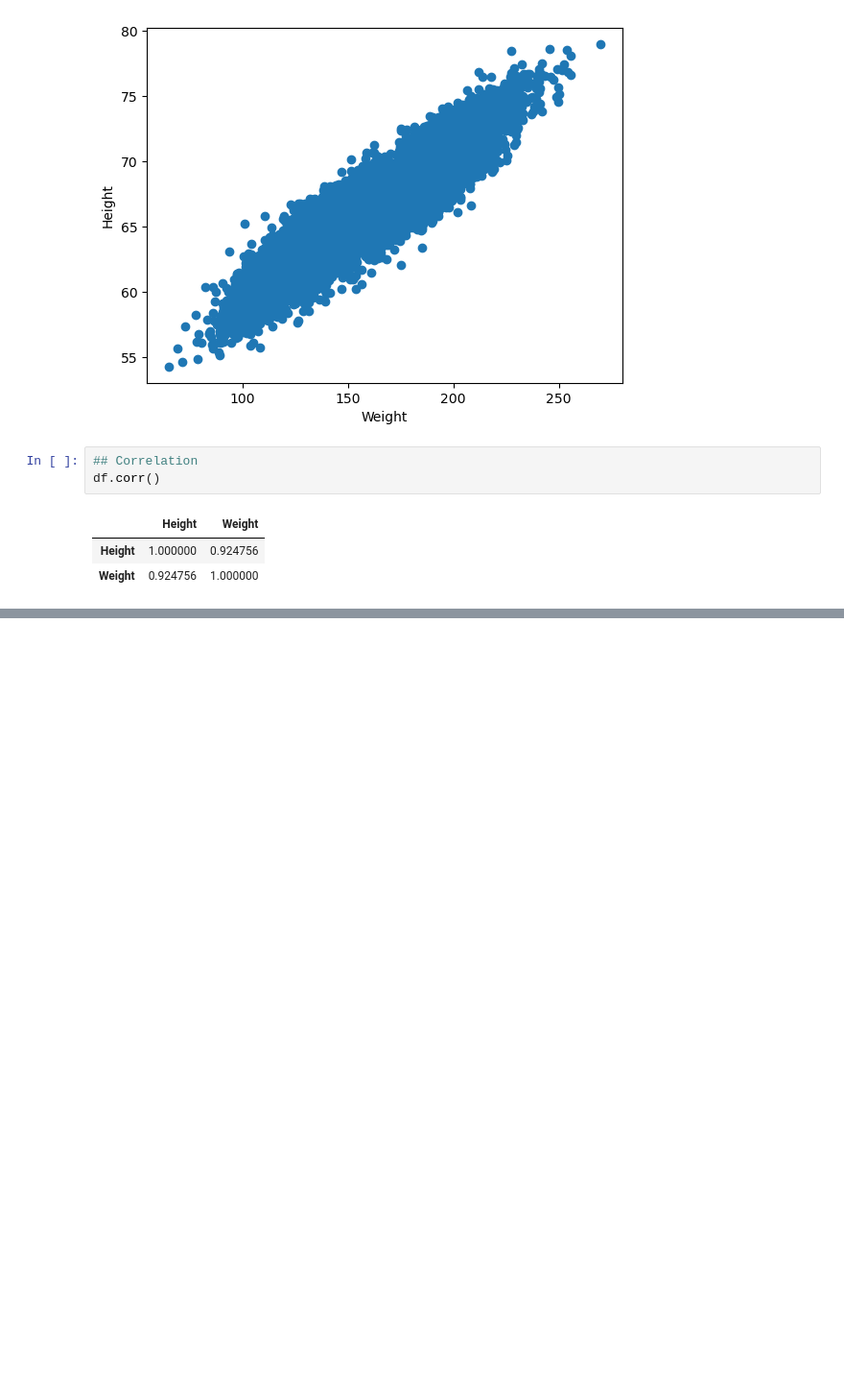
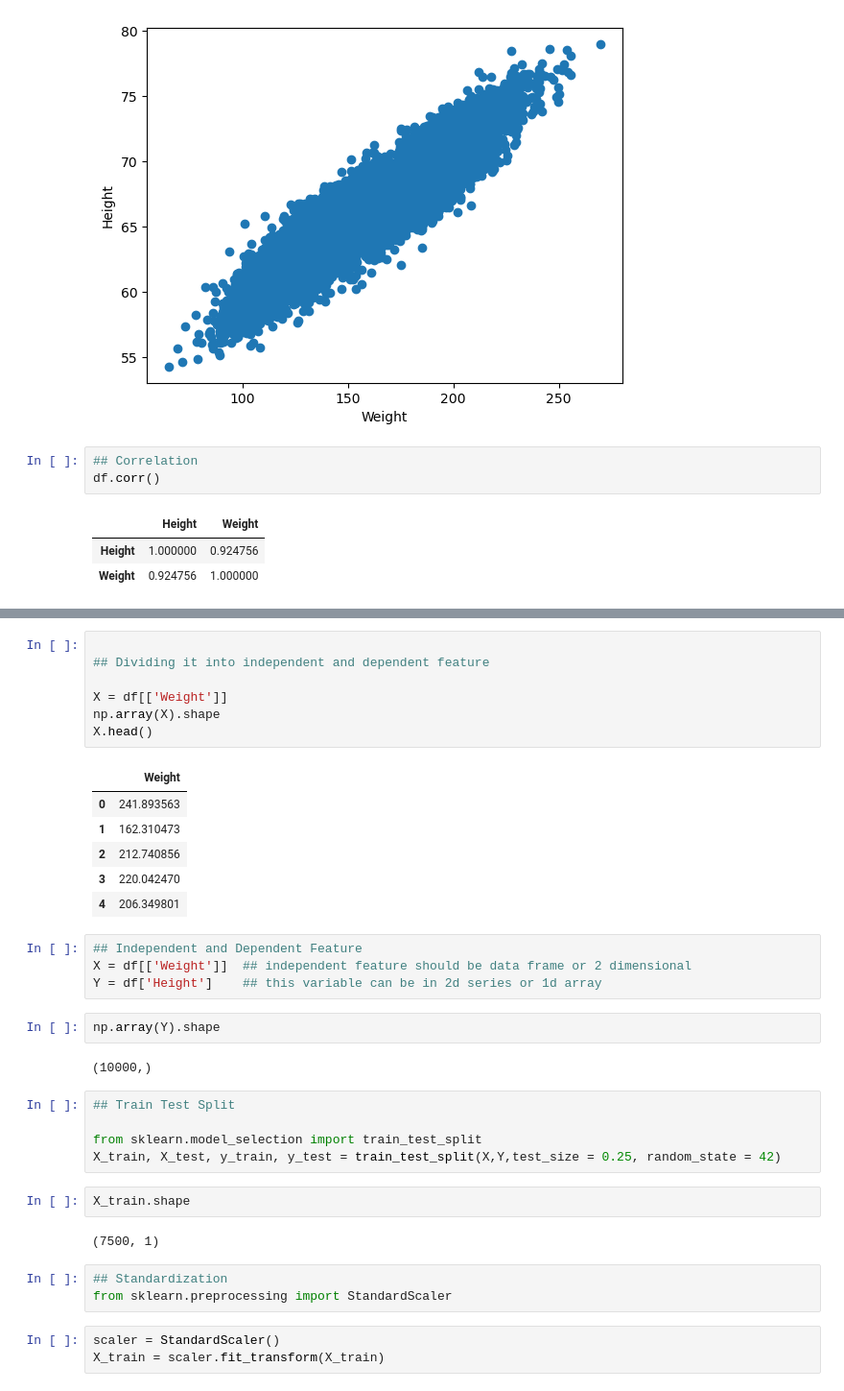
Before and after one commit to nikesm98/Machine-Learning-full, a Jupyter notebook: Machine Learning/Linear_Regression.ipynb, the cells around one changed output, grey strips where cells are left out. Shown at 96% size. Drawn from its saved outputs; the diff is of its cells as text; blank space fills up the shorter version.

```diff
--- a/Machine Learning/Linear_Regression.ipynb
+++ b/Machine Learning/Linear_Regression.ipynb
@@ -36,0 +41,37 @@ import seaborn as sns
+# %%
+
+## Dividing it into independent and dependent feature
+
+X = df[['Weight']]
+np.array(X).shape
+X.head()
+# %% [output]
+|  | Weight |
+| 0 | 241.893563 |
+| 1 | 162.310473 |
+| 2 | 212.740856 |
+| 3 | 220.042470 |
+| 4 | 206.349801 |
+# %%
+## Independent and Dependent Feature
+X = df[['Weight']]  ## independent feature should be data frame or 2 dimensional
+Y = df['Height']    ## this variable can be in 2d series or 1d array
+# %%
+np.array(Y).shape
+# %% [output]
+(10000,)
+# %%
+## Train Test Split
+
+from sklearn.model_selection import train_test_split
+X_train, X_test, y_train, y_test = train_test_split(X,Y,test_size = 0.25, random_state = 42)
+# %%
+X_train.shape
+# %% [output]
+(7500, 1)
+# %%
+## Standardization
+from sklearn.preprocessing import StandardScaler
+# %%
+scaler = StandardScaler()
+X_train = scaler.fit_transform(X_train)
```
Also changed, not shown: parts of 21 cells of this notebook, 1 other file.
